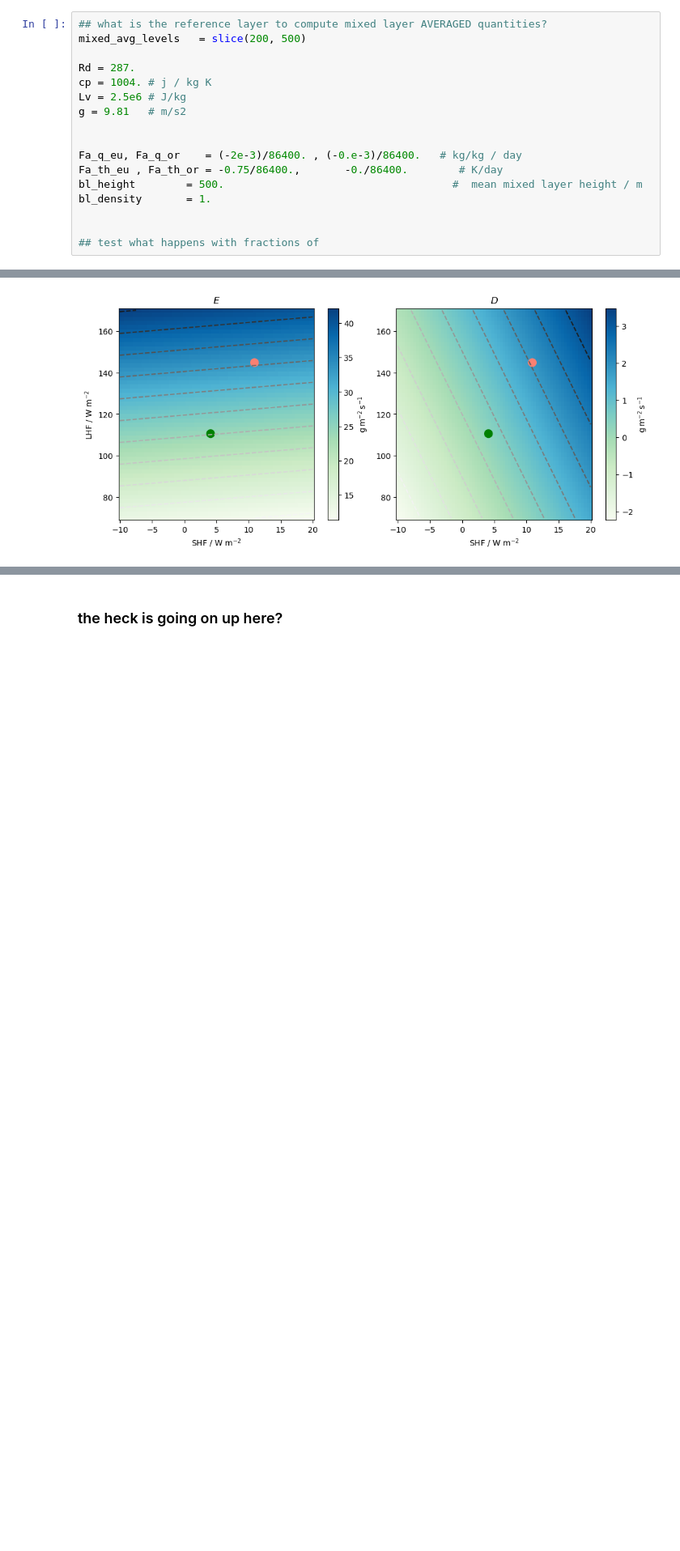
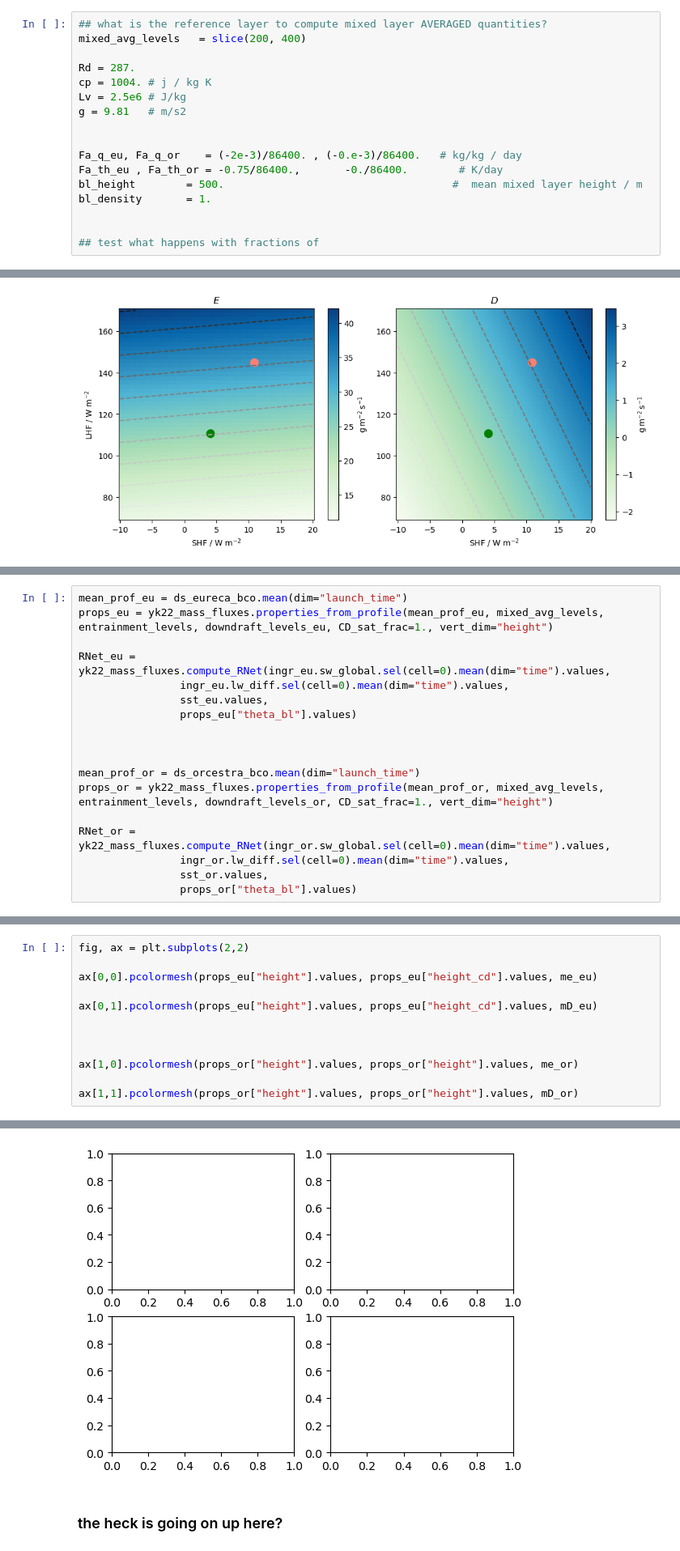
Before and after one commit to meteorologopazzo/BCO_observational, a Jupyter notebook: mass_fluxes_profiles/SimplScheme_sfcAdj.ipynb, the cells around one changed output, grey strips where cells are left out. Shown at 81% size. Drawn from its saved outputs; the diff is of its cells as text; blank space fills up the shorter version.

```diff
--- a/mass_fluxes_profiles/SimplScheme_sfcAdj.ipynb
+++ b/mass_fluxes_profiles/SimplScheme_sfcAdj.ipynb
@@ -47,7 +47,7 @@ Far reaching idea: use computed $E$ in bulk equation from $\theta$
 ### set global parameters
 # %%
 ## what is the reference layer to compute mixed layer AVERAGED quantities?
-mixed_avg_levels   = slice(200, 500)
+mixed_avg_levels   = slice(200, 400)
 
 Rd = 287.
 cp = 1004. # j / kg K
@@ -2605,0 +2609,18 @@ fig.colorbar(
+# %%
+mean_prof_eu = ds_eureca_bco.mean(dim="launch_time")
+props_eu = yk22_mass_fluxes.properties_from_profile(mean_prof_eu, mixed_avg_levels, entrainment_levels, downdraft_levels_eu, CD_sat_frac=1., vert_dim="height")
+
+RNet_eu = yk22_mass_fluxes.compute_RNet(ingr_eu.sw_global.sel(cell=0).mean(dim="time").values,
+                ingr_eu.lw_diff.sel(cell=0).mean(dim="time").values,
+                sst_eu.values,
+                props_eu["theta_bl"].values)
+
+
+
+mean_prof_or = ds_orcestra_bco.mean(dim="launch_time")
+props_or = yk22_mass_fluxes.properties_from_profile(mean_prof_or, mixed_avg_levels, entrainment_levels, downdraft_levels_or, CD_sat_frac=1., vert_dim="height")
+
+RNet_or = yk22_mass_fluxes.compute_RNet(ingr_or.sw_global.sel(cell=0).mean(dim="time").values,
+                ingr_or.lw_diff.sel(cell=0).mean(dim="time").values,
+                sst_or.values,
+                props_or["theta_bl"].values)
@@ -2605,0 +2700,13 @@ fig.colorbar(
+# %%
+fig, ax = plt.subplots(2,2)
+
+ax[0,0].pcolormesh(props_eu["height"].values, props_eu["height_cd"].values, me_eu)
+
+ax[0,1].pcolormesh(props_eu["height"].values, props_eu["height_cd"].values, mD_eu)
+
+
+
+ax[1,0].pcolormesh(props_or["height"].values, props_or["height"].values, me_or)
+
+ax[1,1].pcolormesh(props_or["height"].values, props_or["height"].values, mD_or)
+# %% [output]
@@ -2606,3 +2714,4 @@ fig.colorbar(
+[figure, added]
 # %% [markdown]
 ### the heck is going on up here?
 # %%
```
Also changed, not shown: parts of 6 cells of this notebook, 2 other files.
